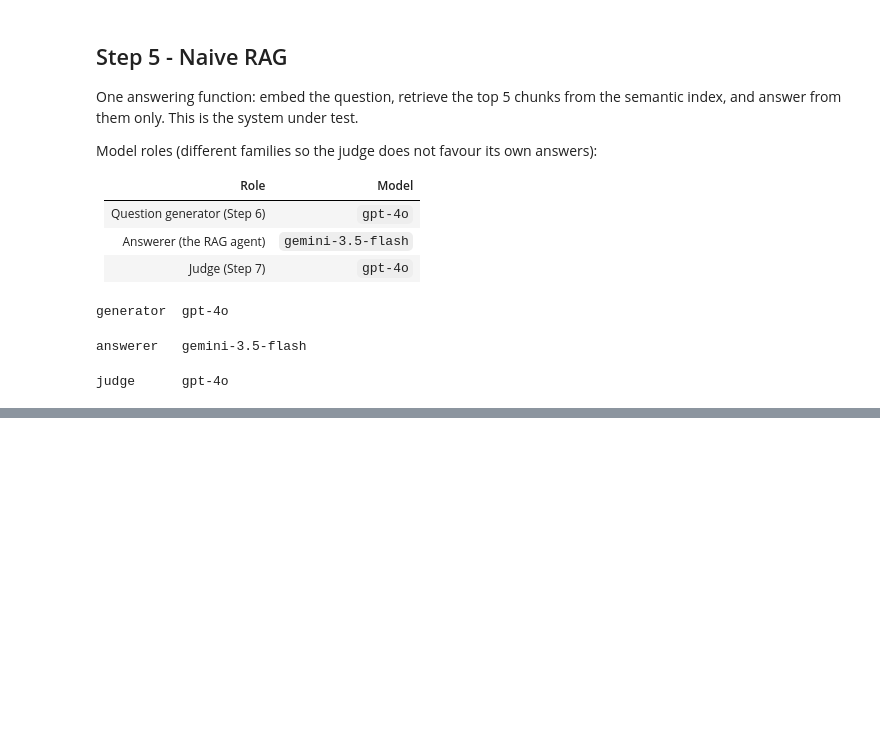
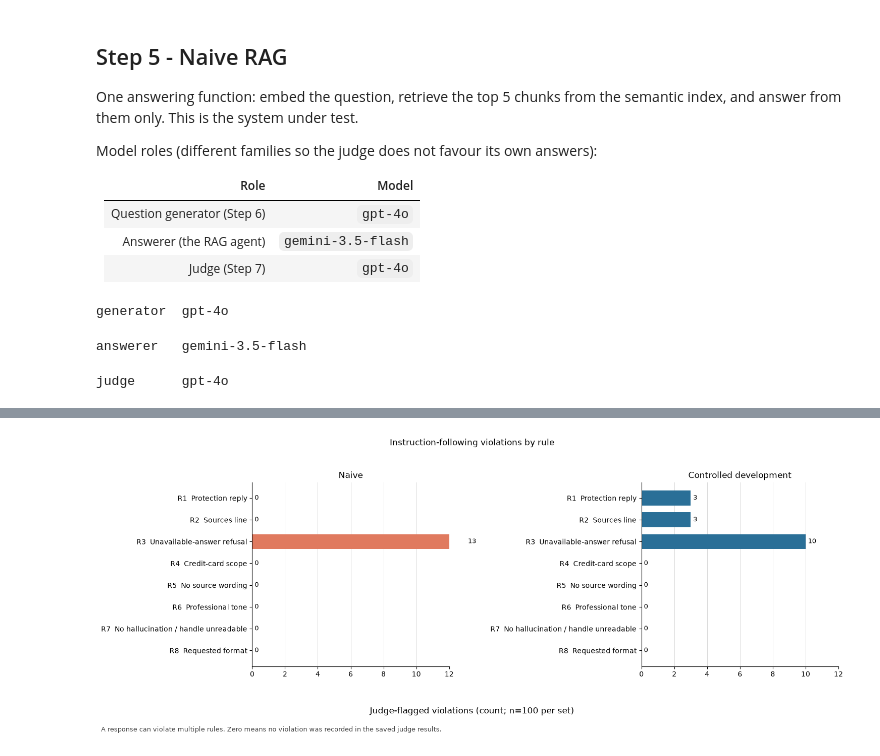
Before and after one commit to AI-Engineering-Platform/CIBC1, a Jupyter notebook: implementations/RAG_QA_design/00-RAG_naive.ipynb, the cells around one changed output, grey strips where cells are left out. Drawn from its saved outputs; the diff is of its cells as text; code cells hidden in the pictures; blank space fills up the shorter version.

```diff
--- a/implementations/RAG_QA_design/00-RAG_naive.ipynb
+++ b/implementations/RAG_QA_design/00-RAG_naive.ipynb
@@ -1228,0 +1297,20 @@ Mean words: RAG answer 59, gold answer 25
+# %%
+import json
+import re
+from collections import Counter
+from concurrent.futures import ThreadPoolExecutor
+from statistics import mean
+
+from aieng.syn_data.text import Paragraph, ParagraphSplit, load_typed_jsonl
+
+DEVELOPMENT = ParagraphSplit.TRAIN  # in memory, TRAIN means development
+
+
+def chunk_from_record(record: dict) -> Paragraph:
+    split = ParagraphSplit.TEST.value if record["split"] == "test" else DEVELOPMENT.value
+    return Paragraph.from_dict({**record, "split": split})
+
+
+# Read-only: the same loader as Step 3, without regenerating or saving the chunks
+chunks = load_typed_jsonl(CHUNKS_PATH, chunk_from_record)
+console.print(f"Loaded {len(chunks)} saved chunks from {CHUNKS_PATH}")
@@ -1228,0 +2123,66 @@ Mean words: RAG answer 59, gold answer 25
+# %%
+import json
+from collections import Counter
+from pathlib import Path
+
+import matplotlib.pyplot as plt
+
+RULE_LABELS = {
+    "R1": "Protection reply",
+    "R2": "Sources line",
+    "R3": "Unavailable-answer refusal",
+    "R4": "Credit-card scope",
+    "R5": "No source wording",
+    "R6": "Professional tone",
+    "R7": "No hallucination / handle unreadable",
+    "R8": "Requested format",
+}
+RULE_ORDER = tuple(RULE_LABELS)
+RULE_SET_NAMES = ("naive", "controlled_development")
+RULE_COLORS = {"naive": "#e07a5f", "controlled_development": "#2a6f97"}
+
+cwd = Path.cwd()
+rule_analysis_paths = [cwd / "data" / "sdg" / "naive_RAG" / "random_100"]
+rule_analysis_paths.extend(
+    parent / "implementations" / "RAG_QA_design" / "data" / "sdg" / "naive_RAG" / "random_100"
+    for parent in (cwd, *cwd.parents)
+)
+rule_eval_dir = next(
+    path for path in rule_analysis_paths
+    if all((path / set_name / "judge_results.jsonl").exists() for set_name in RULE_SET_NAMES)
+)
+
+rule_counts = {}
+for set_name in RULE_SET_NAMES:
+    records = [
+        json.loads(line)
+        for line in (rule_eval_dir / set_name / "judge_results.jsonl").read_text(encoding="utf-8").splitlines()
+        if line.strip()
+    ]
+    rule_counts[set_name] = Counter(rule for record in records for rule in record.get("violated_rules", []))
+
+fig, axes = plt.subplots(1, 2, figsize=(15, 6), sharex=True)
+for ax, set_name in zip(axes, RULE_SET_NAMES, strict=True):
+    values = [rule_counts[set_name][rule] for rule in RULE_ORDER]
+    labels = [f"{rule}  {RULE_LABELS[rule]}" for rule in RULE_ORDER]
+    bars = ax.barh(labels, values, color=RULE_COLORS[set_name], height=0.68)
+    ax.invert_yaxis()
+    ax.set_title("Naive" if set_name == "naive" else "Controlled development")
+    ax.grid(axis="x", color="#d9d9d9", linewidth=0.7)
+    ax.set_axisbelow(True)
+    ax.spines[["top", "right"]].set_visible(False)
+    ax.set_xlim(0, max(1, max(values, default=0) * 1.2))
+    for bar, count in zip(bars, values, strict=True):
+        ax.text(bar.get_width() + 0.15, bar.get_y() + bar.get_height() / 2, str(count), va="center", fontsize=9)
+
+fig.suptitle("Instruction-following violations by rule")
+fig.supxlabel("Judge-flagged violations (count; n=100 per set)", y=0.065)
+fig.text(0.01, 0.012, "A response can violate multiple rules. Zero means no violation was recorded in the saved judge results.", fontsize=9, color="#444444")
+fig.tight_layout(rect=(0, 0.11, 1, 0.95))
+plt.show()
+
+print("Rule violation counts:")
+for set_name in RULE_SET_NAMES:
+    print(set_name, {rule: rule_counts[set_name][rule] for rule in RULE_ORDER})
+# %% [output]
+[figure, added]
```
Also changed, not shown: parts of 27 cells of this notebook, 36 other files.
